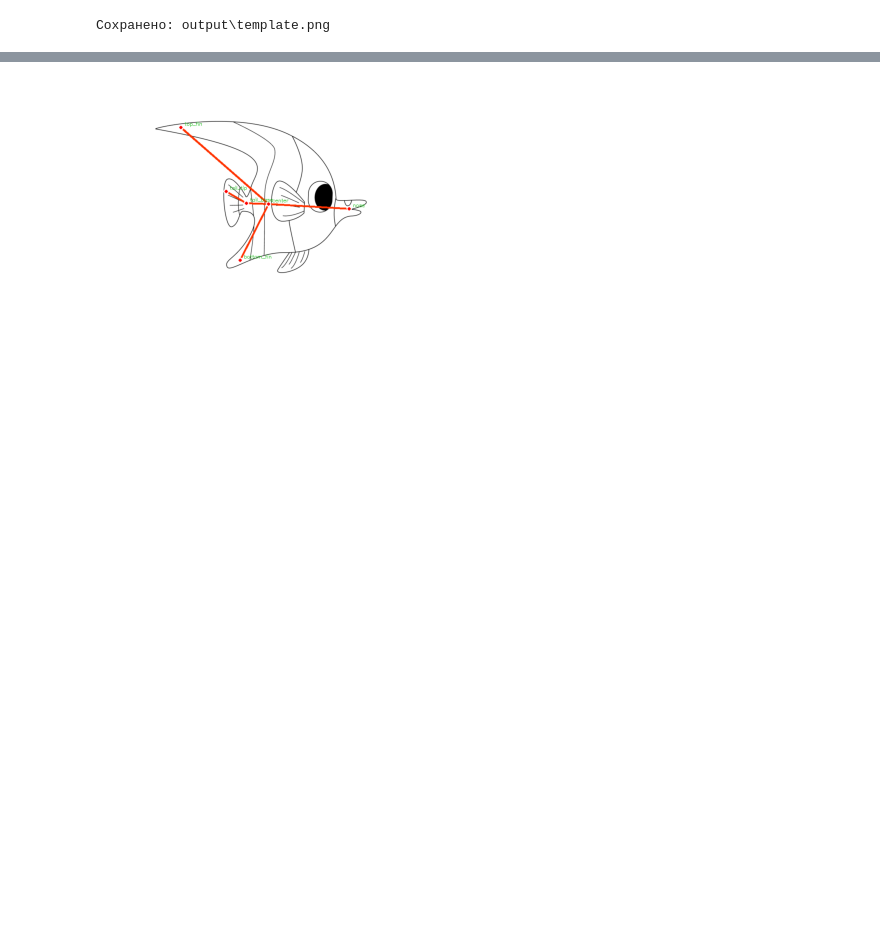
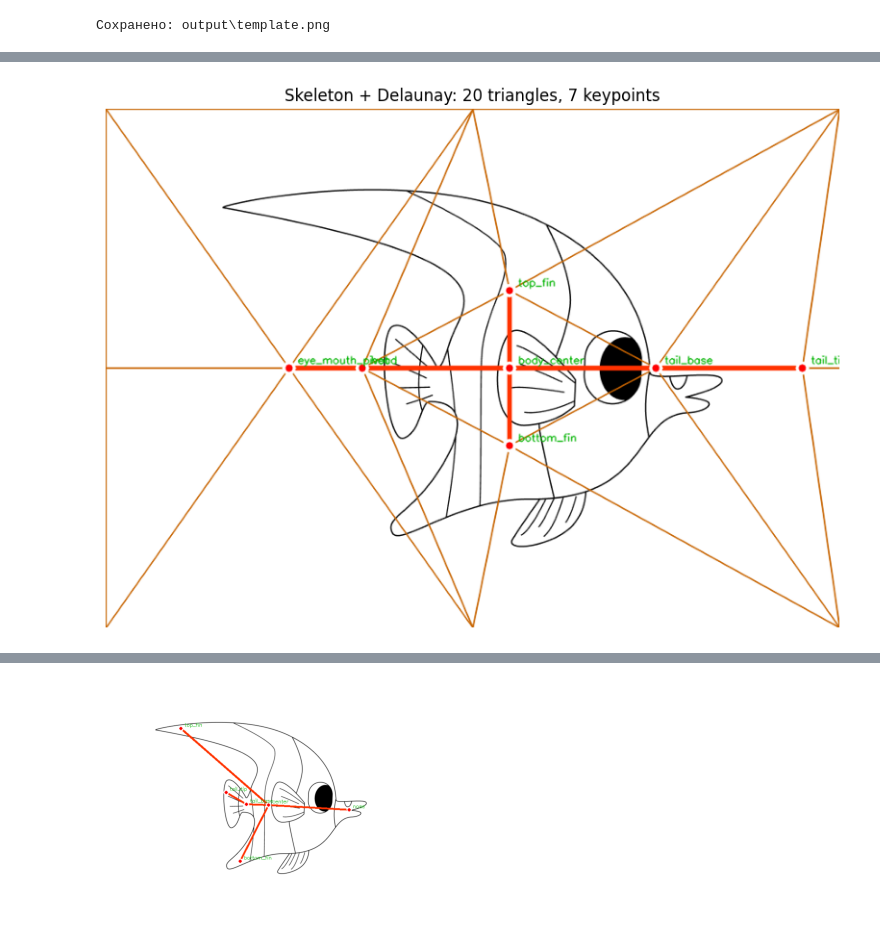
Before and after one commit to AlekseiLugovoi/ink-to-motion, a Jupyter notebook: preprocessing/prepare_template.ipynb, the cells around one changed output, grey strips where cells are left out. Cells and saved outputs as stored; diff of their text form; code cells hidden in the pictures; blank space fills up the shorter version.

```diff
--- a/preprocessing/prepare_template.ipynb
+++ b/preprocessing/prepare_template.ipynb
@@ -80,3 +297,58 @@ img_path = "input/img05.png"
+# %%
+from scipy.spatial import Delaunay
+
+img = cv2.imread(img_path, cv2.IMREAD_UNCHANGED)
+ih, iw = img.shape[:2]
+
+# точки скелета в пикселях
+pts = skeleton["points"]
+ctrl_names = list(pts.keys())
+ctrl_pts = np.array([[pts[n][0] * iw, pts[n][1] * ih] for n in ctrl_names], dtype=np.float32)
+n_kp = len(ctrl_pts)
+
+# + якорные точки (углы + серединки)
+corners = np.array([
+    [0, 0], [iw, 0], [iw, ih], [0, ih],
+    [iw//2, 0], [iw, ih//2], [iw//2, ih], [0, ih//2],
+], dtype=np.float32)
+all_pts = np.vstack([ctrl_pts, corners])
+
+tri = Delaunay(all_pts)
+
+# рисуем на оригинале
+if img.shape[2] == 4:
+    alpha = img[:, :, 3:4] / 255.0
+    display = (img[:, :, :3] * alpha + 255 * (1 - alpha)).astype(np.uint8)
+else:
+    display = img.copy()
+display = cv2.cvtColor(display, cv2.COLOR_BGR2RGB)
+
+# триангуляция
+for simplex in tri.simplices:
+    pts_tri = all_pts[simplex].astype(np.int32)
+    cv2.polylines(display, [pts_tri], True, (200, 100, 0), 1, cv2.LINE_AA)
+
+# кости
+for a, b in skeleton["bones"]:
+    if a in pts and b in pts:
+        pa = (int(pts[a][0] * iw), int(pts[a][1] * ih))
+        pb = (int(pts[b][0] * iw), int(pts[b][1] * ih))
+        cv2.line(display, pa, pb, (255, 50, 0), 3, cv2.LINE_AA)
+
+# точки
+for i, name in enumerate(ctrl_names):
+    x, y = int(ctrl_pts[i][0]), int(ctrl_pts[i][1])
+    cv2.circle(display, (x, y), 6, (255, 0, 0), -1, cv2.LINE_AA)
+    cv2.circle(display, (x, y), 6, (255, 255, 255), 2, cv2.LINE_AA)
+    cv2.putText(display, name, (x + 10, y - 5), cv2.FONT_HERSHEY_SIMPLEX, 0.4, (0, 180, 0), 1, cv2.LINE_AA)
+
+plt.figure(figsize=(10, 7))
+plt.imshow(display)
+plt.axis("off")
+plt.title(f"Skeleton + Delaunay: {len(tri.simplices)} triangles, {n_kp} keypoints")
+plt.show()
+# %% [output]
+[figure, added]
 # %%
 import json
 import numpy as np
```
Also changed, not shown: parts of 11 cells of this notebook, 16 other files.
